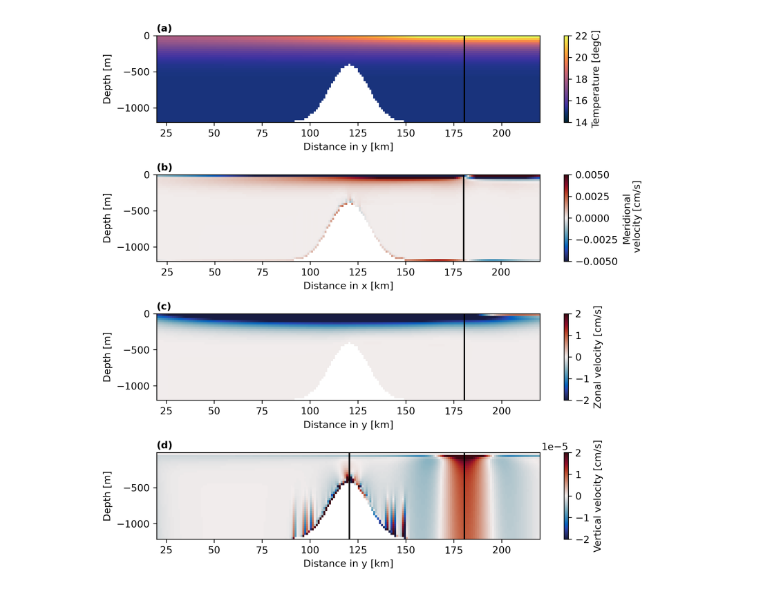
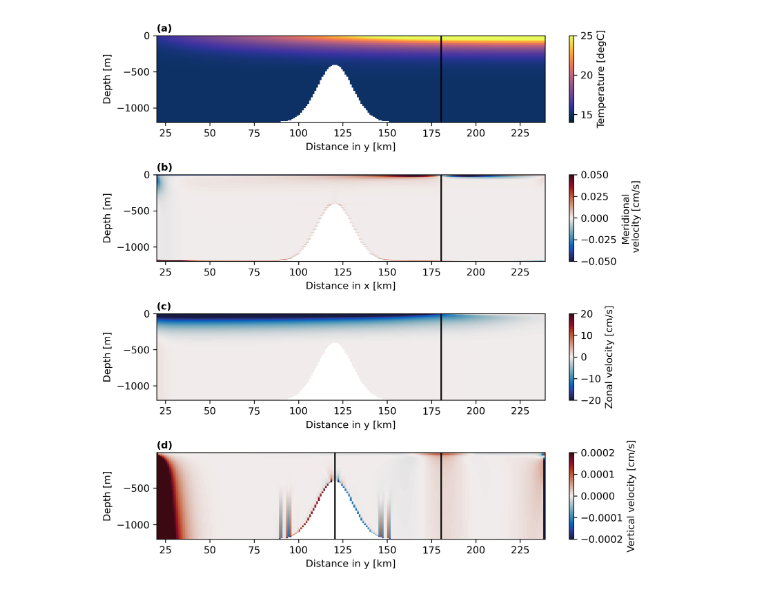
Before and after one commit to kaftkatt/IntercambioNGC, a Jupyter notebook: Scripts/2D analysis.ipynb, the cells around one changed output. Drawn from its saved outputs; the diff is of its cells as text; code cells hidden in the pictures.

```diff
--- a/Scripts/2D analysis.ipynb
+++ b/Scripts/2D analysis.ipynb
@@ -26,8 +26,8 @@ import warnings
 import datetime
 warnings.filterwarnings("ignore")
 # %%
-project='2Dsill'
-ed='run0/'
+project='2DsillOB'
+ed='run/'
 
 location='/Users/ameliaking/Proyecto/Codigo/NGC/'+ str(project) + '/Files/' + str(ed) #'/Users/ameliaking/Proyecto/Codigo/Idealizada/ChangeDim/'
 
@@ -66,9 +66,9 @@ hFacS = dsG.HFacS
 hfaS = np.ma.masked_values(hFacS, 0)
 masks = np.ma.getmask(hfaS)
 
-if project == 'SaddlePoint':
-    dz=75
-elif project == 'Sponge':
-    dz=60
-
-OB=20
+if project == '2Dsill':
+    OB=1
+    OBend=-1
+elif project =='2DsillOB':
+    OB=20
+    OBend=-1
@@ -158,11 +159,11 @@ spacex=2
 
 varin=ds.THETA
 title= 'Potential Temperature [°C]'
-Yin=dsG.Y[OB:-OB]
+Yin=dsG.Y[OB:OBend]
 Xin=dsG.X
 Zin=dsG.Z
 vmin=14
-vmax=22
+vmax=25
 cmapi=cmocean.cm.thermal
 
 levels=np.linspace(vmin,vmax,15)
@@ -175,16 +176,7 @@ axin.set(xlabel='Distance in y [km]')
 axin.set(ylabel='Depth [m]')
 
 timein=ds.T[tin]/(60*60*24)
-cax0=axin.pcolormesh(Yin/1000, Zin, np.ma.masked_array(np.mean(varin[tin:,:,OB:-OB,0],axis=0),mask=mask[:,OB:-OB,0]),vmin=vmin,vmax=vmax,cmap=cmapi)
-
-#axin.axhline(Yin[55]/1000,c='k',alpha=0.5,linestyle='dashed')
-#axin.axvline(Xin[20]/1000,c='k',alpha=0.5,linestyle='dashed')
-
-gridZ,gridYp=np.meshgrid(Zin.values[np.arange(0,len(Zin),3)],Yin.values[np.arange(0,len(Yin),space)])
-
-#V=np.mean(ds.VVEL[tin:,:,OB:-OB,0],axis=0)[np.arange(0,len(Zin),3),np.arange(0,len(Yin),space)]
-#W=np.mean(ds.WVEL[tin:,:,OB:-OB,0],axis=0)[np.arange(0,len(Zin),3),np.arange(0,len(Yin),space)]
-#axin.quiver(gridYp/1000,gridZ,W,V)
+cax0=axin.pcolormesh(Yin/1000, Zin, np.ma.masked_array(np.mean(varin[tin:,:,OB:OBend,0],axis=0),mask=mask[:,OB:OBend,0]),vmin=vmin,vmax=vmax,cmap=cmapi)
 
 cbar_ax = plt.colorbar(cax0)
 cbar_ax.set_label('Temperature [degC]')
@@ -196,12 +188,16 @@ axin.text(0, 1.05, '(a)', fontweight='bold', color='k',
 
 axin = fig.add_subplot(gs[1, 0])
 
-varin=ds.VVEL
-title= varin.description
-Yin=ds.Yp1[OB:-OB]
+gridZ,gridY=np.meshgrid(dsG.Z.values,dsG.Y.values)
+
+interpV=sciint.RegularGridInterpolator((dsG.Z.values,dsG.Yp1.values),np.mean(ds.VVEL[tin:,:,:,0].values,axis=0))
+V=interpV((gridZ,gridY))
+
+title= ds.VVEL.description
+Yin=ds.Y[OB:OBend]
 Xin=ds.X
-vmin=-0.005
-vmax=0.005
+vmin=-0.05
+vmax=0.05
 cmapi=cmocean.cm.balance
 
 levels=np.linspace(vmin,vmax,15)
@@ -210,7 +206,7 @@ axin.set(xlabel='Distance in x [km]')
 axin.set(ylabel='Depth [m]')
 
 timein=ds.T[-tin]/(60*60*24)
-cax0=axin.pcolormesh(Yin/1000, Zin, np.ma.masked_array(np.mean(varin[tin:,:,OB:-OB,0],axis=0)*100,mask=masks[:,OB:-OB,0]),vmin=vmin,vmax=vmax,cmap=cmapi)
+cax0=axin.pcolormesh(Yin/1000, Zin, np.ma.masked_array(V[OB:OBend,:].T*100,mask=mask[:,OB:OBend,0]),vmin=vmin,vmax=vmax,cmap=cmapi)
 
 cbar_ax = plt.colorbar(cax0)
 axin.axvline(ds.Y[int(0.75*ny)]/1000,c='k')
@@ -219,10 +215,10 @@ cbar_ax.set_label('Meridional\n velocity [cm/s]')
 
 varin=ds.UVEL
 title= varin.description
-Yin=ds.Y[OB:-OB]
+Yin=ds.Y[OB:OBend]
 Xin=ds.Xp1
-vmin=-2
-vmax=2
+vmin=-20
+vmax=20
 cmapi=cmocean.cm.balance
 
 levels=np.linspace(vmin,vmax,15)
@@ -236,7 +232,7 @@ axin.set(xlabel='Distance in y [km]')
 axin.set(ylabel='Depth [m]')
 
 timein=ds.T[-tin]/(60*60*24)
-cax0=axin.pcolormesh(Yin/1000, Zin, np.ma.masked_array(np.mean(varin[tin:,:,OB:-OB,0],axis=0)*100,mask=maskw[:,OB:-OB,0]),vmin=vmin,vmax=vmax,cmap=cmapi)
+cax0=axin.pcolormesh(Yin/1000, Zin, np.ma.masked_array(np.mean(np.mean(varin[tin:,:,OB:OBend,:],axis=0),axis=2)*100,mask=maskw[:,OB:OBend,0]),vmin=vmin,vmax=vmax,cmap=cmapi)
 
 cbar_ax = plt.colorbar(cax0)
 cbar_ax.set_label('Zonal velocity [cm/s]')
@@ -244,41 +240,45 @@ cbar_ax.set_label('Zonal velocity [cm/s]')
 axin.axvline(ds.Y[int(0.75*ny)]/1000,c='k')
 axin.text(0, 1.05, '(c)', fontweight='bold', color='k',
         transform=axin.transAxes)
 
 
-varin=ds.WVEL
-title= varin.description
-Yin=ds.Y[OB:-OB]
+gridZ,gridY=np.meshgrid(dsG.Z[1:].values,dsG.Y.values)
+
+interpV=sciint.RegularGridInterpolator((dsG.Zu.values,dsG.Y.values),np.mean(ds.WVEL[tin:,:,:,0].values,axis=0))
+varin=interpV((gridZ,gridY))
+
+title= ds.WVEL.description
+Yin=dsG.Y[OB:OBend]
 Xin=ds.X
-Zin=dsG.Zu
-vmin=-2e-5
-vmax=2e-5
+Zin=dsG.Z
+vmin=-2e-4
+vmax=2e-4
 cmapi=cmocean.cm.balance
 levels=np.linspace(vmin,vmax,15)
 
 axin = fig.add_subplot(gs[3, 0])
 
 axin.set(xlabel='Distance in y [km]')
 axin.set(ylabel='Depth [m]')
 
 timein=ds.T[-tin]/(60*60*24)
-cax1=axin.pcolormesh(Yin/1000, Zin, np.ma.masked_array(np.mean(varin[tin:,:,OB:-OB,0],axis=0)*100,mask=mask[:,OB:-OB,0]),vmin=vmin,vmax=vmax,cmap=cmapi)
+cax1=axin.pcolormesh(Yin/1000, Zin[1:], np.ma.masked_array(varin[OB:OBend,:].T*100,mask=mask[1:,OB:OBend,0]),vmin=vmin,vmax=vmax,cmap=cmapi)
 
 cbar_ax = plt.colorbar(cax1)
 cbar_ax.set_label('Vertical velocity [cm/s]')
 
 axin.axvline(ds.Y[int(0.75*ny)]/1000,c='k')
 
 axin.axvline(ds.Y[int(0.5*ny)]/1000,c='k')
 
 axin.text(0, 1.05, '(d)', fontweight='bold', color='k',
         transform=axin.transAxes)
 
 fig.tight_layout()
 
 #plt.savefig('../' + str(project)+'/Figures/Figure1.png', bbox_inches='tight')
 # %% [output]
-[figure, old version]
+[figure, new version]
 # %%
 params = {'font.size': 10,
           'figure.figsize': (4, 8),
```
Also changed, not shown: parts of 6 cells of this notebook, 9 other files.
